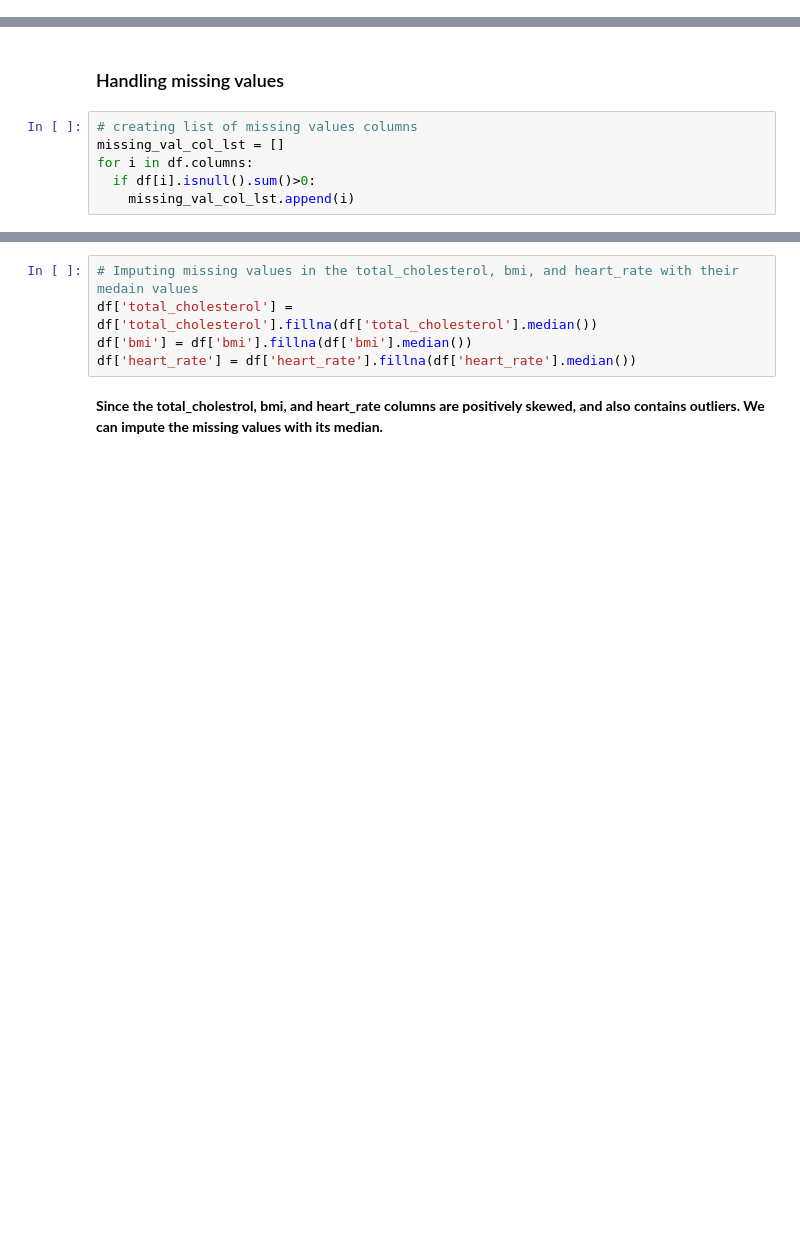
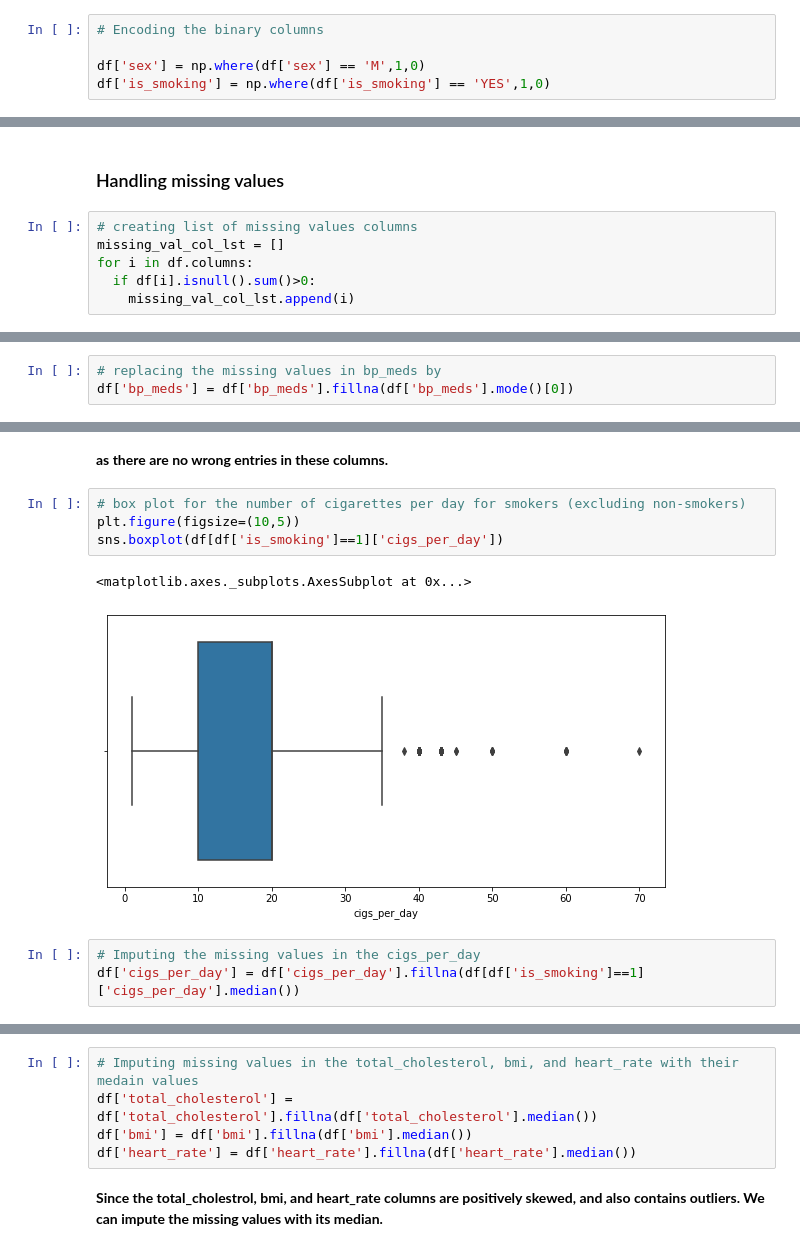
Before and after one commit to omkardesai98/Cardiovascular-Risk-Prediction, a Jupyter notebook: Cardiovascular_Risk_Prediction.ipynb, the cells around one changed output, grey strips where cells are left out. Cells and saved outputs as stored; diff of their text form; blank space fills up the shorter version.

```diff
--- a/Cardiovascular_Risk_Prediction.ipynb
+++ b/Cardiovascular_Risk_Prediction.ipynb
@@ -170,0 +265,5 @@ df.drop(['id','education'],axis =1,inplace=True)
+# %%
+# Encoding the binary columns
+
+df['sex'] = np.where(df['sex'] == 'M',1,0)
+df['is_smoking'] = np.where(df['is_smoking'] == 'YES',1,0)
@@ -182,0 +290,3 @@ print(missing_val_col_lst)
+# %%
+# replacing the missing values in bp_meds by
+df['bp_meds'] = df['bp_meds'].fillna(df['bp_meds'].mode()[0])
@@ -183,3 +318,15 @@ print(missing_val_col_lst)
+# %% [markdown]
+**as there are no wrong entries in these columns.**
+# %%
+# box plot for the number of cigarettes per day for smokers (excluding non-smokers)
+plt.figure(figsize=(10,5))
+sns.boxplot(df[df['is_smoking']==1]['cigs_per_day'])
+# %% [output]
+<matplotlib.axes._subplots.AxesSubplot at 0x...>
+[figure, added]
+# %%
+# Imputing the missing values in the cigs_per_day
+df['cigs_per_day'] = df['cigs_per_day'].fillna(df[df['is_smoking']==1]['cigs_per_day'].median())
 # %%
 # Checking the distribution of the total_cholesterol, bmi, and heart_rate
 for i in ['total_cholesterol','bmi','heart_rate']:
```
Also changed, not shown: parts of 238 cells of this notebook.
